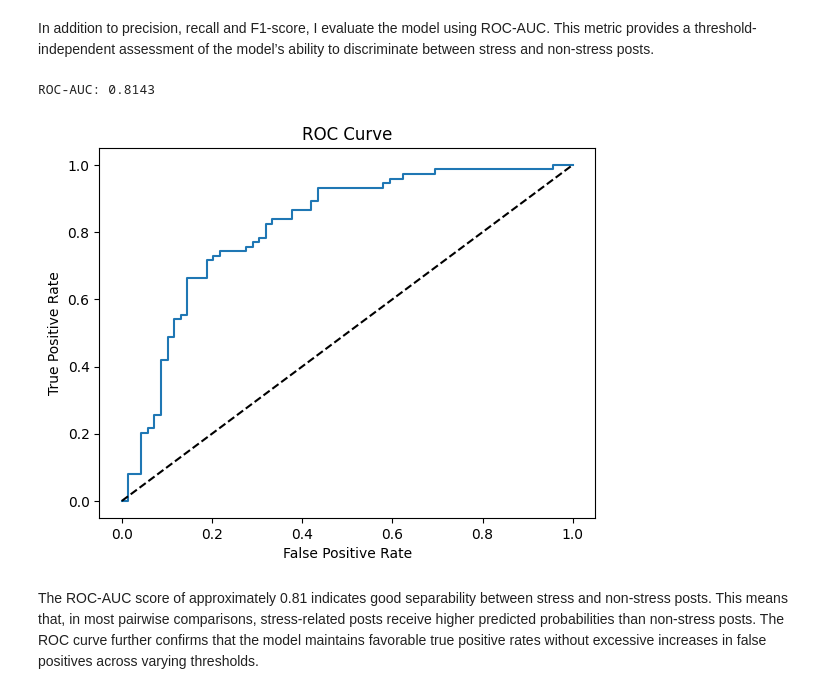
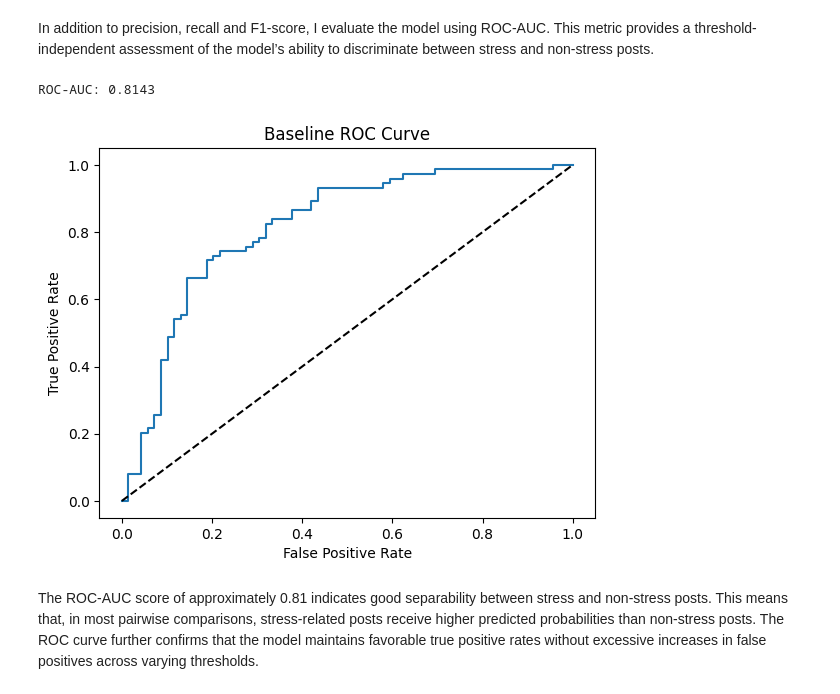
Before and after one commit to jacques2/dreaddit-stress-nlp, a Jupyter notebook: notebooks/02_train_baseline.ipynb, the cells around one changed output. Saved outputs shown, nothing was run; the diff lists cells and outputs as text; code cells hidden in the pictures.

```diff
--- a/notebooks/02_train_baseline.ipynb
+++ b/notebooks/02_train_baseline.ipynb
@@ -183,21 +183,21 @@ In addition to precision, recall and F1-score, I evaluate the model using ROC-AU
 # %%
 y_proba = pipe.predict_proba(X_test)[:, 1] # I take only stress probabilities from the matrix [n_samples,2]
 
 roc_auc = roc_auc_score(y_test, y_proba)
 print(f"ROC-AUC: {roc_auc:.4f}")
 
 fpr, tpr, _ = roc_curve(y_test, y_proba)
 
 plt.figure()
 plt.plot(fpr, tpr)
 plt.plot([0, 1], [0, 1], "k--")
 plt.xlabel("False Positive Rate")
 plt.ylabel("True Positive Rate")
-plt.title("ROC Curve")
+plt.title("Baseline ROC Curve")
 plt.show()
 # %% [output]
 ROC-AUC: 0.8143
-[figure, old version]
+[figure, new version]
 # %% [markdown]
 The ROC-AUC score of approximately 0.81 indicates good separability between stress and non-stress posts. This means that, in most pairwise comparisons, stress-related posts receive higher predicted probabilities than non-stress posts. The ROC curve further confirms that the model maintains favorable true positive rates without excessive increases in false positives across varying thresholds.
 # %% [markdown]
```
Also changed, not shown: parts of 1 cell of this notebook, 15 other files.
